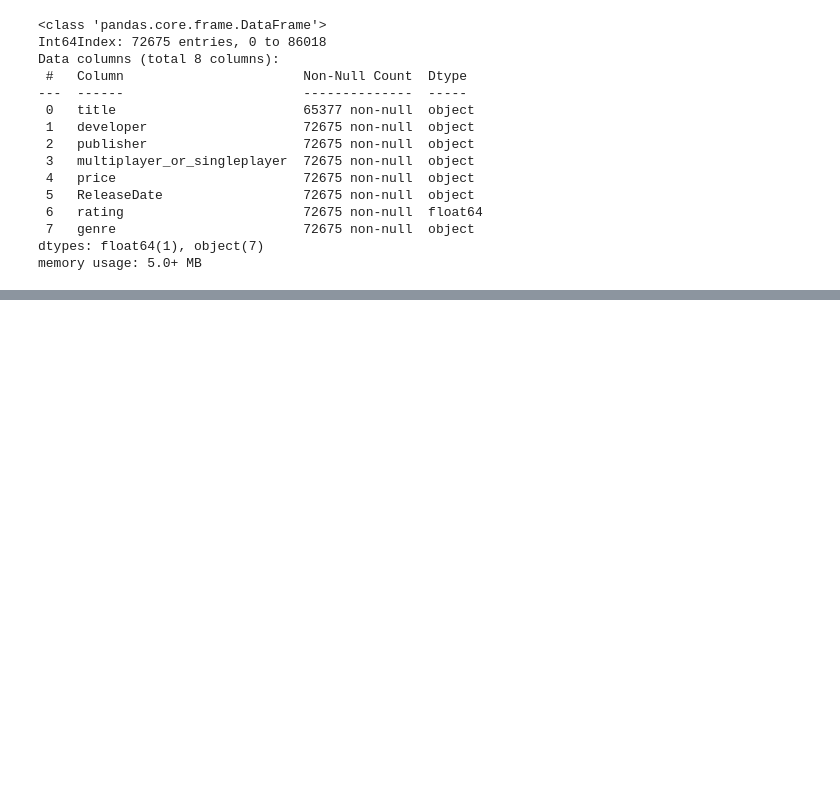
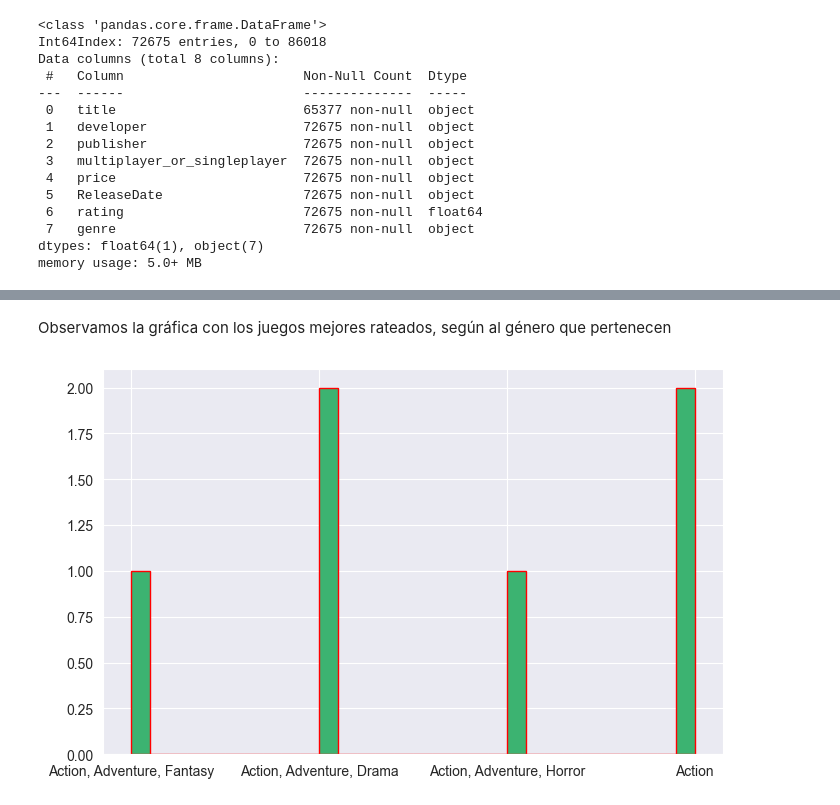
Before and after one commit to JacoboFdez/PROJECTO, a Jupyter notebook: notebook/Visualización .ipynb, the cells around one changed output, grey strips where cells are left out. Cells and saved outputs as stored; diff of their text form; code cells hidden in the pictures; blank space fills up the shorter version.

```diff
--- a/notebook/Visualización .ipynb
+++ b/notebook/Visualización .ipynb
@@ -209,0 +289,3 @@ Max10Play
+# %%
+No_sobresaliente = pd.DataFrame(coleccion.find({'rating': {"$lte": 9.1}}))
+No_sobresaliente
@@ -209,0 +300,11 @@ Max10Play
+# %% [markdown]
+Observamos la gráfica con los juegos mejores rateados, según al género que pertenecen
+# %%
+plt.figure(figsize = (8,5))
+
+plt.hist(No_sobresaliente["genre"], edgecolor = "red",
+                        facecolor = "mediumseagreen",
+                        bins = 30)
+plt.show();
+# %% [output]
+[figure, added]
```
Also changed, not shown: parts of 36 cells of this notebook, 6 other files.
